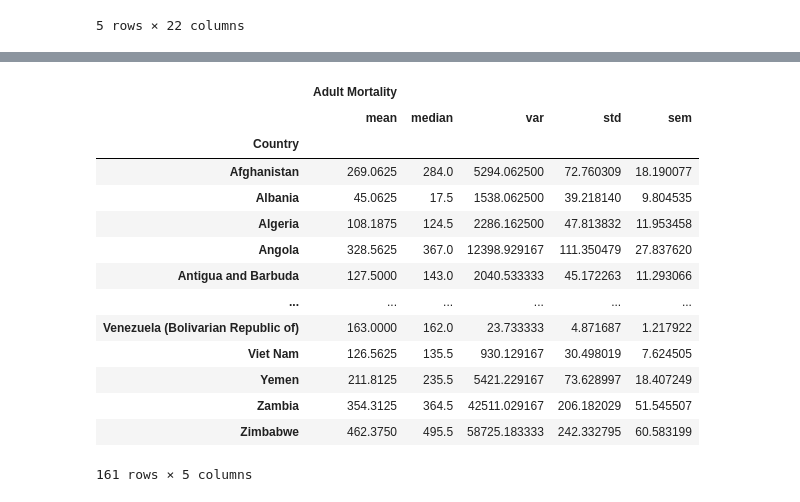
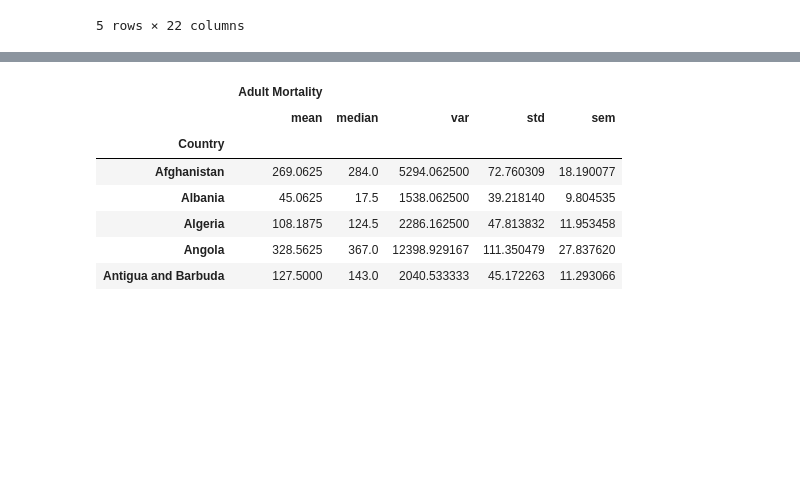
Before and after one commit to jaryan77/TeamTitans_Project_1, a Jupyter notebook: Project_starter.ipynb, the cells around one changed output, grey strips where cells are left out. Drawn from its saved outputs; the diff is of its cells as text; code cells hidden in the pictures; blank space fills up the shorter version.

```diff
--- a/Project_starter.ipynb
+++ b/Project_starter.ipynb
@@ -1,6 +1,6 @@
 # %%
 import pandas as pd
 # %%
-data_file = "../life_expectancy_data.csv"
+data_file = "Resources/life_expectancy_data.csv"
 # %%
 life_expect_df = pd.read_csv(data_file)
@@ -81,21 +51,14 @@ dev_mortality_summary
 # %%
 undev_mortality_summary = undev_df.groupby("Country").agg({'Adult Mortality':["mean","median", "var", "std", "sem"]})
-undev_mortality_summary
+undev_mortality_summary.head()
 # %% [output]
 |  | Adult Mortality |  |  |  |  |
 |  | mean | median | var | std | sem |
 | Country |  |  |  |  |  |
 | Afghanistan | 269.0625 | 284.0 | 5294.062500 | 72.760309 | 18.190077 |
 | Albania | 45.0625 | 17.5 | 1538.062500 | 39.218140 | 9.804535 |
 | Algeria | 108.1875 | 124.5 | 2286.162500 | 47.813832 | 11.953458 |
 | Angola | 328.5625 | 367.0 | 12398.929167 | 111.350479 | 27.837620 |
 | Antigua and Barbuda | 127.5000 | 143.0 | 2040.533333 | 45.172263 | 11.293066 |
-| ... | ... | ... | ... | ... | ... |
-| Venezuela (Bolivarian Republic of) | 163.0000 | 162.0 | 23.733333 | 4.871687 | 1.217922 |
-| Viet Nam | 126.5625 | 135.5 | 930.129167 | 30.498019 | 7.624505 |
-| Yemen | 211.8125 | 235.5 | 5421.229167 | 73.628997 | 18.407249 |
-| Zambia | 354.3125 | 364.5 | 42511.029167 | 206.182029 | 51.545507 |
-| Zimbabwe | 462.3750 | 495.5 | 58725.183333 | 242.332795 | 60.583199 |
-161 rows × 5 columns
 # %%
 undev_mortality_summary = undev_df.groupby("Country").agg({'Alcohol':["mean"]})
```
Also changed, not shown: parts of 5 cells of this notebook.
